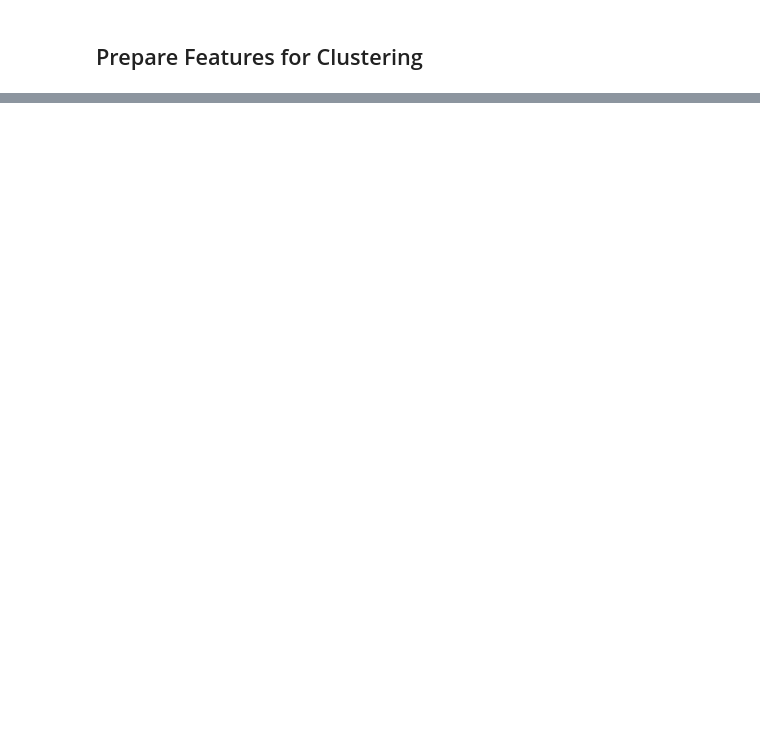
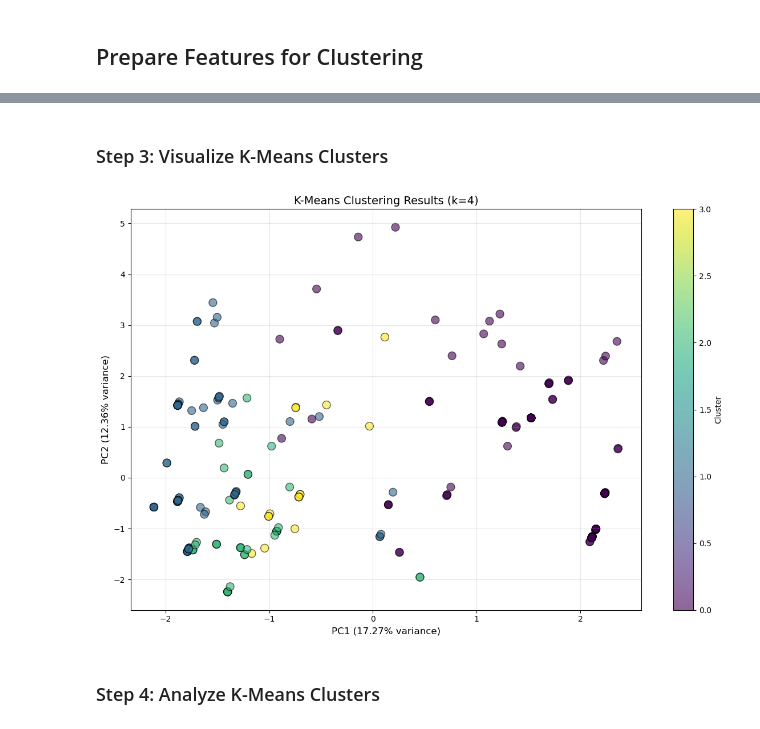
Before and after one commit to TI1307/DM_Project, a Jupyter notebook: notebooks/clustering.ipynb, the cells around one changed output, grey strips where cells are left out. Saved outputs shown, nothing was run; the diff lists cells and outputs as text; code cells hidden in the pictures; blank space fills up the shorter version.

```diff
--- a/notebooks/clustering.ipynb
+++ b/notebooks/clustering.ipynb
@@ -876,0 +346,14 @@ PROJECT SUMMARY - IMPROVED VERSION
+# %%
+# Choose optimal k (you can adjust based on the metrics above)
+optimal_k = 4
+
+# Apply K-Means
+kmeans_model = KMeans(n_clusters=optimal_k, random_state=42, n_init=10)
+kmeans_labels = kmeans_model.fit_predict(X_scaled)
+
+# Add cluster labels to profiles
+df_profiles['kmeans_cluster'] = kmeans_labels
+
+print(f"K-Means clustering completed with k={optimal_k}")
+print(f"\nCluster distribution:")
+print(df_profiles['kmeans_cluster'].value_counts().sort_index())
@@ -876,0 +370,19 @@ PROJECT SUMMARY - IMPROVED VERSION
+# %% [markdown]
+### Step 3: Visualize K-Means Clusters
+# %%
+# Visualize K-Means clusters in PCA space
+plt.figure(figsize=(12, 8))
+scatter = plt.scatter(X_pca[:, 0], X_pca[:, 1],
+                     c=kmeans_labels, cmap='viridis',
+                     s=100, alpha=0.6, edgecolors='black')
+plt.xlabel(f'PC1 ({pca.explained_variance_ratio_[0]:.2%} variance)', fontsize=12)
+plt.ylabel(f'PC2 ({pca.explained_variance_ratio_[1]:.2%} variance)', fontsize=12)
+plt.title(f'K-Means Clustering Results (k={optimal_k})', fontsize=14)
+plt.colorbar(scatter, label='Cluster')
+plt.grid(True, alpha=0.3)
+plt.tight_layout()
+plt.show()
+# %% [output]
+[figure, added]
+# %% [markdown]
+### Step 4: Analyze K-Means Clusters
```
Also changed, not shown: parts of 98 cells of this notebook.
